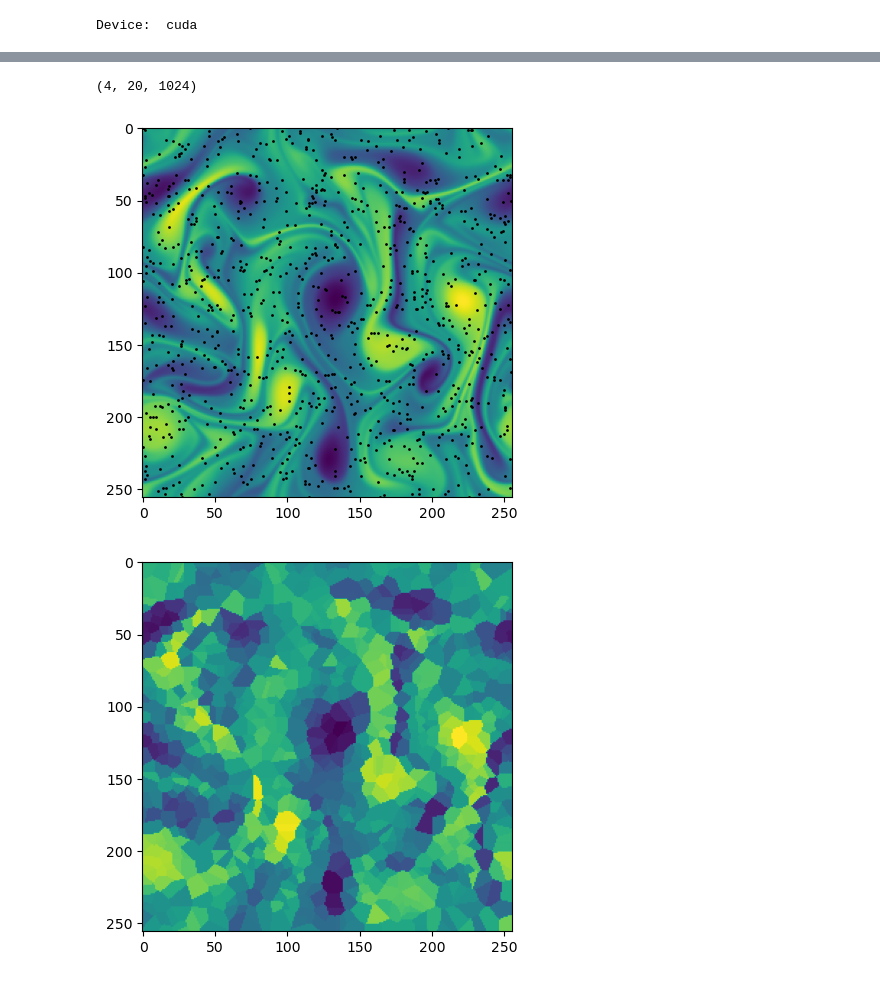
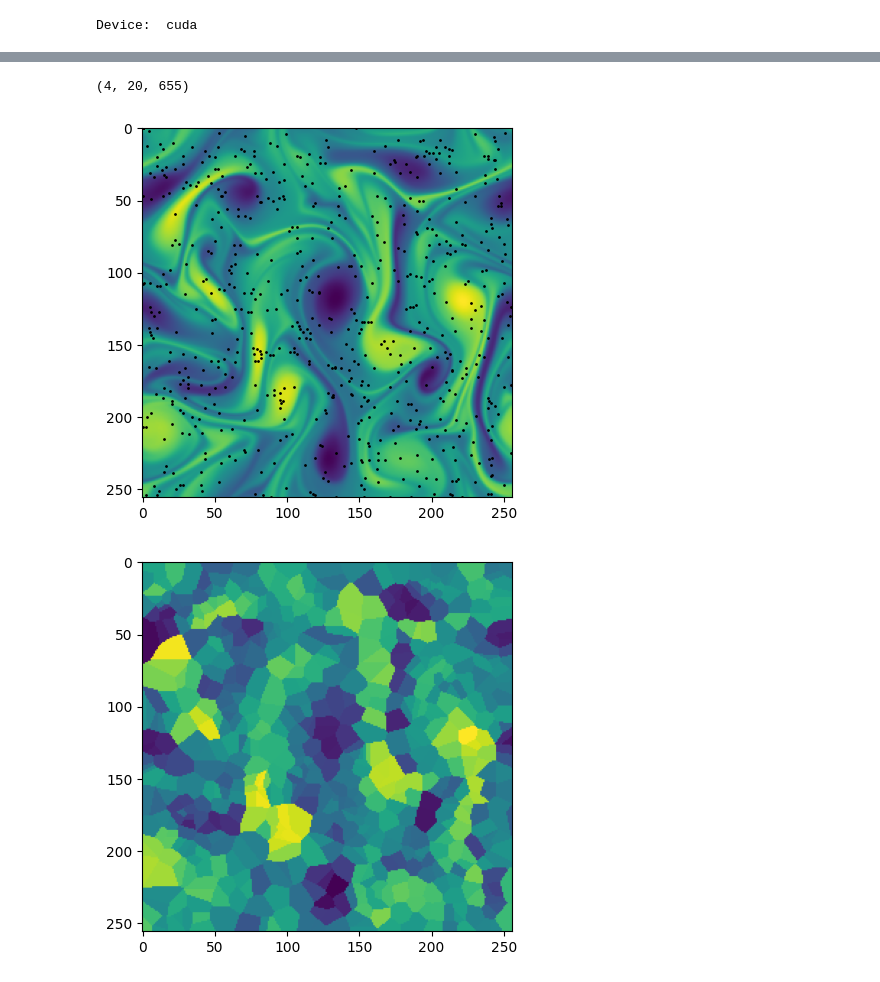
Before and after one commit to baristuran/baris-personal, a Jupyter notebook: data_assimilation.ipynb, the cells around one changed output, grey strips where cells are left out. Saved outputs shown, nothing was run; the diff lists cells and outputs as text; code cells hidden in the pictures.

```diff
--- a/data_assimilation.ipynb
+++ b/data_assimilation.ipynb
@@ -111,7 +111,7 @@ def denoise(guidance, model, K, beta_min = 1e-4, beta_max = 0.02, steps=[1000],
     return x_t
 # %%
 #Randomly choose a fixed percentage of points from the test snapshot
-percentage = 1.5625
+percentage = 1
 factor = percentage/100
 start_idx = 80
 end_idx = 100
@@ -121,36 +121,36 @@ nx = np.random.randint(0, 256, (N,))
 ny = np.random.randint(0, 256, (N,))
 sparse_measurement =  test_snapshots[..., nx, ny]
 
 #Nearest neighbor interpolation
 xx,yy = np.meshgrid(np.arange(256), np.arange(256))
 coordinates = np.vstack((nx, ny)).T
 #interpolated_sparse_measurement = interpolate.griddata(coordinates, sparse_measurement, (xx,yy), method='nearest').T
 sparse_measurement_list = []
 print(sparse_measurement.shape)
 for i in range(sparse_measurement.shape[0]):
     sl_list = []
     for j in range(sparse_measurement.shape[1]):
         sl_list.append(interpolate.griddata(coordinates, sparse_measurement[i,j], (xx,yy), method='nearest').T)
     sparse_measurement_list.append(sl_list)
 
 interpolated_sparse_measurement = np.array(sparse_measurement_list)
 
 #Visualize location of selected points and interpolated sparse measurements
 figure,ax = plt.subplots()
 figure2,ax2 = plt.subplots()
 ax.imshow(test_snapshots[0,5])
 mask = np.zeros((256, 256))
 mask[nx, ny] = 1
 ax.scatter(xx*mask, yy*mask, s=1, c="black")
 ax2.imshow(interpolated_sparse_measurement[0, 5])
 
 #Choose one of the four trajectories
 trajectory = 3
 sparse_measurement = torch.tensor(interpolated_sparse_measurement[trajectory],  dtype=torch.float32).unsqueeze(1).to(device)
 # %% [output]
-(4, 20, 1024)
+(4, 20, 655)
-[figure, old version]
+[figure, new version]
-[figure, old version]
+[figure, new version]
 # %%
 import os
 from energy_spectrum import compute_tke_spectrum
```
Also changed, not shown: parts of 7 cells of this notebook.
